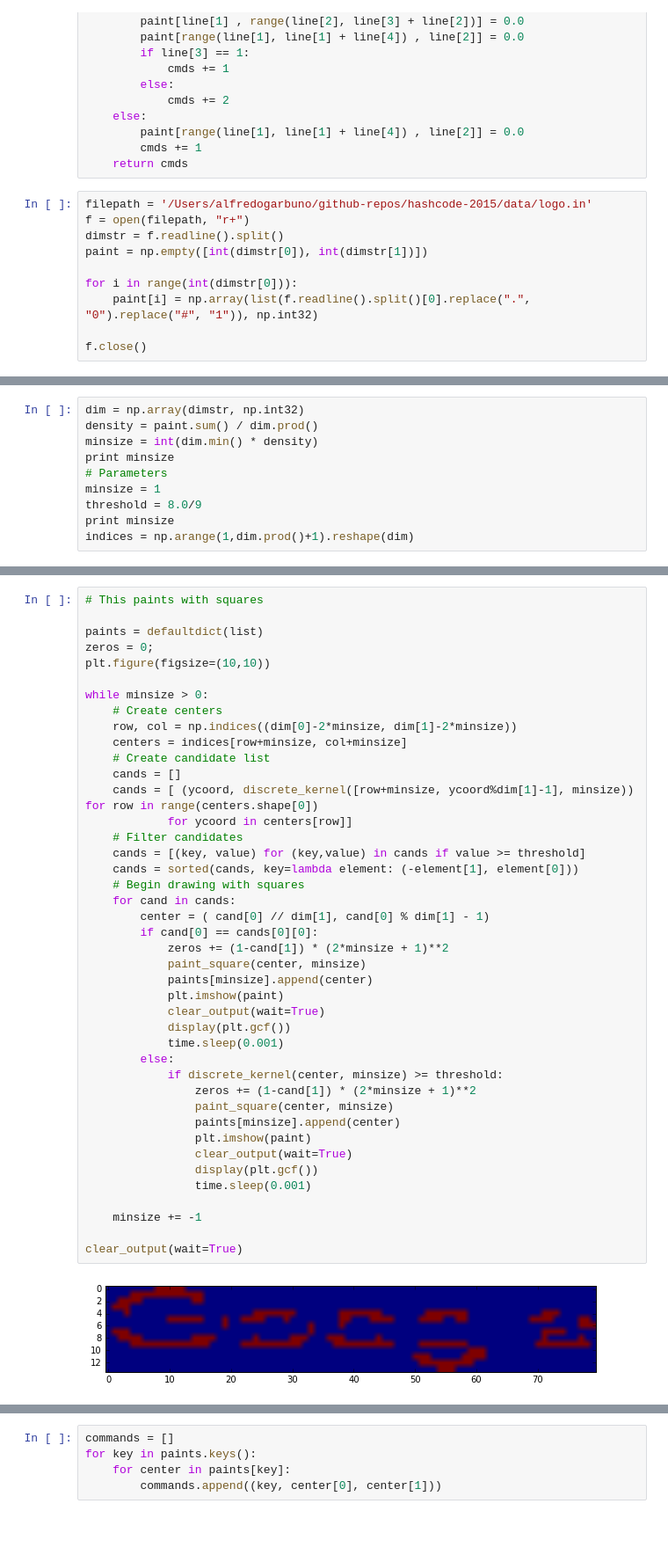
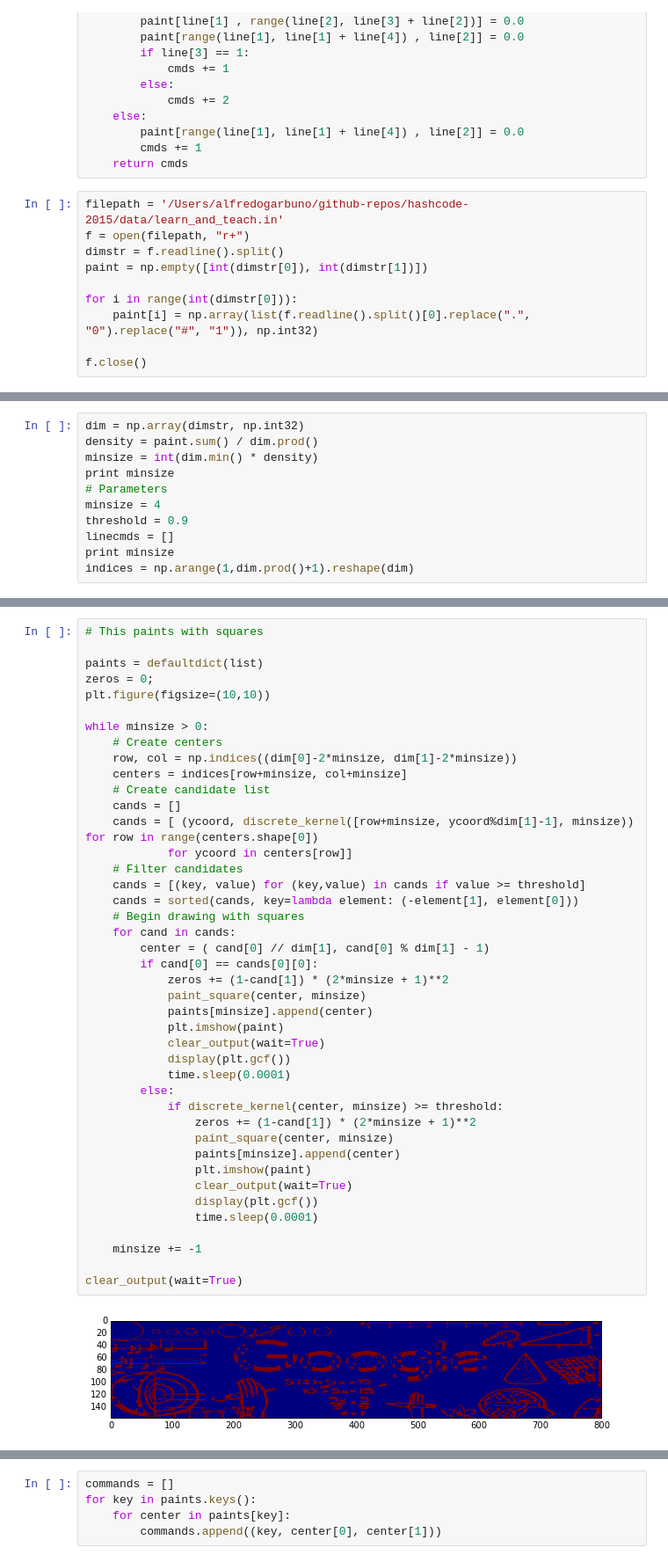
Before and after one commit to agarbuno/hashcode-2016, a Jupyter notebook: python/clean-image.ipynb, the cells around one changed output, grey strips where cells are left out. Shown at 88% size. Drawn from its saved outputs; the diff is of its cells as text; blank space fills up the shorter version.

```diff
--- a/python/clean-image.ipynb
+++ b/python/clean-image.ipynb
@@ -60,7 +64,7 @@ def paint_line(line):
         cmds += 1
     return cmds
 # %%
-filepath = '/Users/alfredogarbuno/github-repos/hashcode-2015/data/logo.in'
+filepath = '/Users/alfredogarbuno/github-repos/hashcode-2015/data/learn_and_teach.in'
 f = open(filepath, "r+")
 dimstr = f.readline().split()
 paint = np.empty([int(dimstr[0]), int(dimstr[1])])
@@ -83,8 +87,9 @@ density = paint.sum() / dim.prod()
 minsize = int(dim.min() * density)
 print minsize
 # Parameters
-minsize = 1
-threshold = 8.0/9
+minsize = 4
+threshold = 0.9
+linecmds = []
 print minsize
 indices = np.arange(1,dim.prod()+1).reshape(dim)
 # %% [output]
@@ -104,36 +109,36 @@ while minsize > 0:
     # Create candidate list
     cands = []
     cands = [ (ycoord, discrete_kernel([row+minsize, ycoord%dim[1]-1], minsize)) for row in range(centers.shape[0])
             for ycoord in centers[row]]
     # Filter candidates
     cands = [(key, value) for (key,value) in cands if value >= threshold]
     cands = sorted(cands, key=lambda element: (-element[1], element[0]))
     # Begin drawing with squares
     for cand in cands:
         center = ( cand[0] // dim[1], cand[0] % dim[1] - 1)
         if cand[0] == cands[0][0]:
             zeros += (1-cand[1]) * (2*minsize + 1)**2
             paint_square(center, minsize)
             paints[minsize].append(center)
             plt.imshow(paint)
             clear_output(wait=True)
             display(plt.gcf())
-            time.sleep(0.001)
+            time.sleep(0.0001)
         else:
             if discrete_kernel(center, minsize) >= threshold:
                 zeros += (1-cand[1]) * (2*minsize + 1)**2
                 paint_square(center, minsize)
                 paints[minsize].append(center)
                 plt.imshow(paint)
                 clear_output(wait=True)
                 display(plt.gcf())
-                time.sleep(0.001)
+                time.sleep(0.0001)
 
     minsize += -1
 
 clear_output(wait=True)
 # %% [output]
-[figure, old version]
+[figure, new version]
 # %%
 # Total square paints
 print np.array([v for (k, v) in paints.items()]).sum()
```
Also changed, not shown: parts of 12 cells of this notebook, 2 other files.
